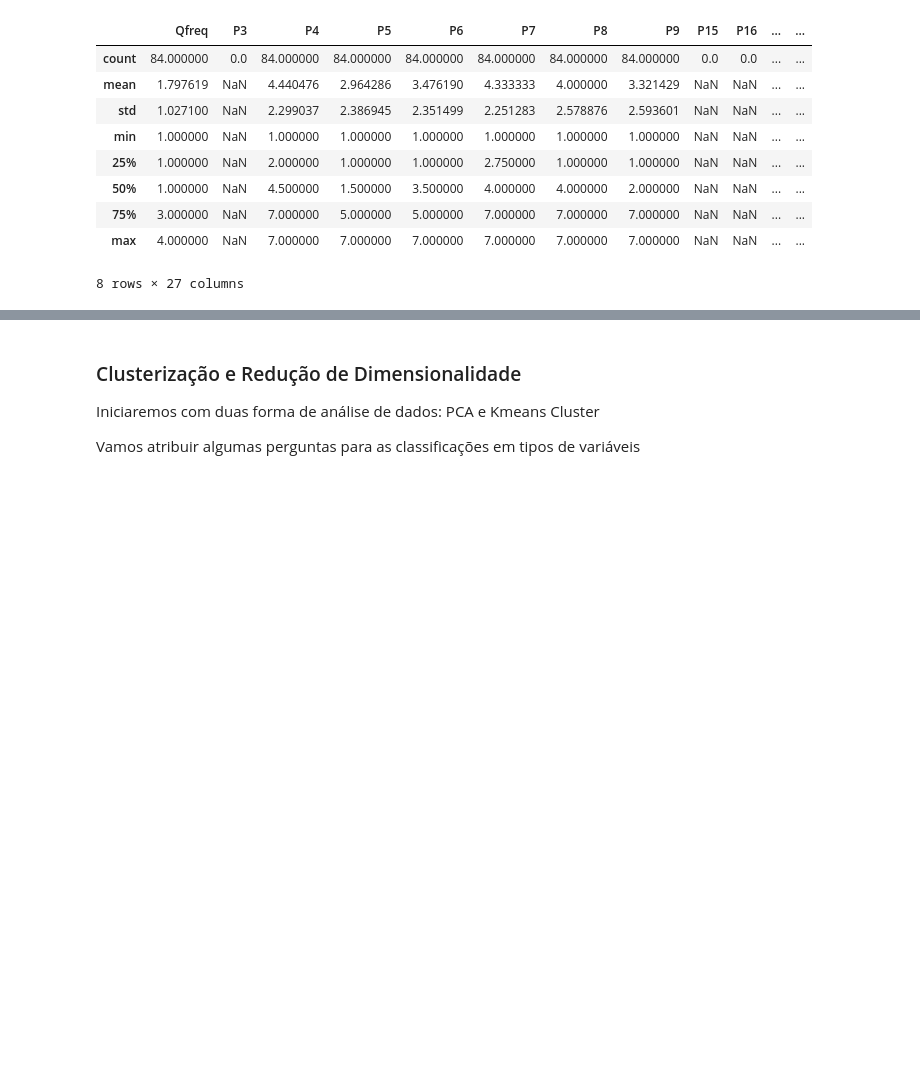
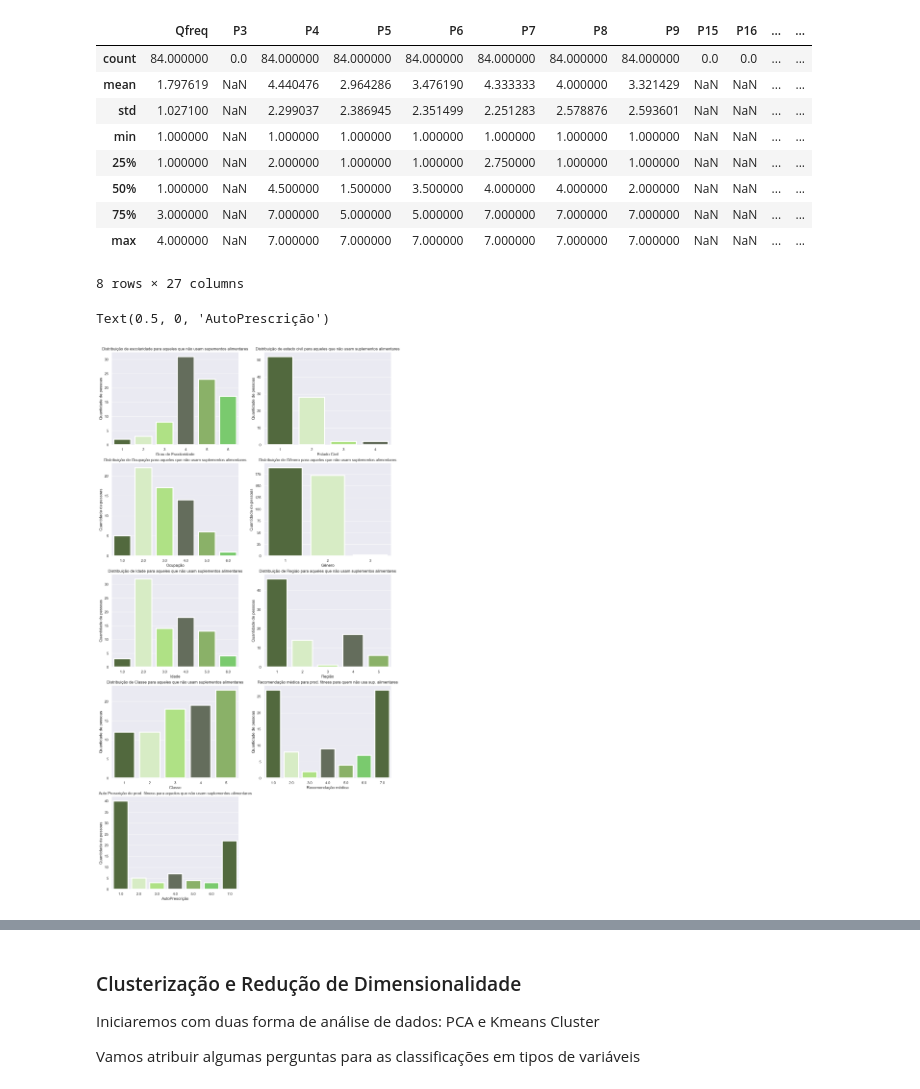
Before and after one commit to enzojunq/Base-de-dados, a Jupyter notebook: base.ipynb, the cells around one changed output, grey strips where cells are left out. Cells and saved outputs as stored; diff of their text form; code cells hidden in the pictures; blank space fills up the shorter version.

```diff
--- a/base.ipynb
+++ b/base.ipynb
@@ -201,3 +295,62 @@ df_naosup.describe()
 | 75% | 3.000000 | NaN | 7.000000 | 5.000000 | 5.000000 | 7.000000 | 7.000000 | 7.000000 | NaN | NaN | ... | ... |
 | max | 4.000000 | NaN | 7.000000 | 7.000000 | 7.000000 | 7.000000 | 7.000000 | 7.000000 | NaN | NaN | ... | ... |
 8 rows × 27 columns
+# %%
+faixa= range(1,8,1)
+plt.figure(figsize=(15,35))
+plt.subplot(621)
+sns.countplot(data= df_naosup, x="Qesc", palette = ["#527037", "#D7F2BF", "#AEF076","#647059","#89BD5C","#6ED95F"], lw=3)
+plt.title('Distribuição de escolaridade para aqueles que não usam supementos alimentares')
+plt.ylabel('Quantidade de pessoas')
+plt.xlabel('Grau de Escolaridade')
+
+plt.subplot(622)
+sns.countplot(data= df_naosup, x="Qciv", palette = ["#527037", "#D7F2BF", "#AEF076","#647059","#89BD5C","#6ED95F"], lw=3)
+plt.title('Distribuição de estado civil para aqueles que não usam suplementos alimentares')
+plt.ylabel('Quantidade de pessoas')
+plt.xlabel('Estado Civil')
+
+plt.subplot(623)
+sns.countplot(data= df_naosup, x="Qocup", palette = ["#527037", "#D7F2BF", "#AEF076","#647059","#89BD5C","#6ED95F"], lw=3)
+plt.title('Distribuição de Ocupação para aqueles que não usam suplementos alimentares')
+plt.ylabel('Quantidade de pessoas')
+plt.xlabel('Ocupação')
+
+plt.subplot(624)
+sns.countplot(data= df_naousa, x="Qgen", palette = ["#527037", "#D7F2BF", "#AEF076","#647059","#89BD5C","#6ED95F"], lw=3)
+plt.title('Distribuição de Gênero para aqueles que não usam suplementos alimentares')
+plt.ylabel('Quantidade de pessoas')
+plt.xlabel('Gênero')
+
+plt.subplot(625)
+sns.countplot(data= df_naosup, x="Qid", palette = ["#527037", "#D7F2BF", "#AEF076","#647059","#89BD5C","#6ED95F"], lw=3)
+plt.title('Distribuição de Idade para aqueles que não usam suplementos alimentares')
+plt.ylabel('Quantidade de pessoas')
+plt.xlabel('Idade')
+
+plt.subplot(626)
+sns.countplot(data= df_naosup, x="Qreg", palette = ["#527037", "#D7F2BF", "#AEF076","#647059","#89BD5C","#6ED95F"], lw=3)
+plt.title('Distribuição de Regiáo para aqueles que não usam suplementos alimentares')
+plt.ylabel('Quantidade de pessoas')
+plt.xlabel('Região')
+
+plt.subplot(627)
+sns.countplot(data= df_naosup, x="Qclasse", palette = ["#527037", "#D7F2BF", "#AEF076","#647059","#89BD5C","#6ED95F"], lw=3)
+plt.title('Distribuição de Classe para aqueles que não usam suplementos alimentares')
+plt.ylabel('Quantidade de pessoas')
+plt.xlabel('Classe')
+
+plt.subplot(628)
+sns.countplot(data= df_naosup, x="P8", palette = ["#527037", "#D7F2BF", "#AEF076","#647059","#89BD5C","#6ED95F"], lw=3)
+plt.title('Recomendação médica para prod. fitness para quem não usa sup. alimentares')
+plt.ylabel('Quantidade de pessoas')
+plt.xlabel('Recomendação médica')
+
+plt.subplot(629)
+sns.countplot(data= df_naosup, x="P9", palette = ["#527037", "#D7F2BF", "#AEF076","#647059","#89BD5C","#6ED95F"], lw=3)
+plt.title('Auto Prescrição de prod. fitness para aqueles que não usam suplementos alimentares')
+plt.ylabel('Quantidade de pessoas')
+plt.xlabel('AutoPrescrição')
+# %% [output]
+Text(0.5, 0, 'AutoPrescrição')
+[figure, added]
```
Also changed, not shown: parts of 6 cells of this notebook.
